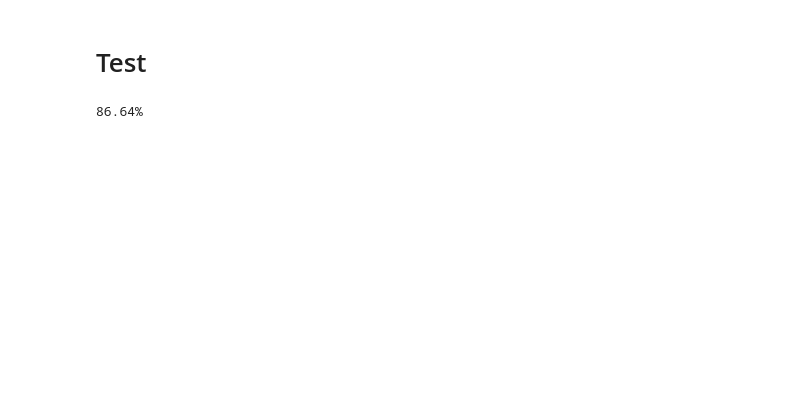
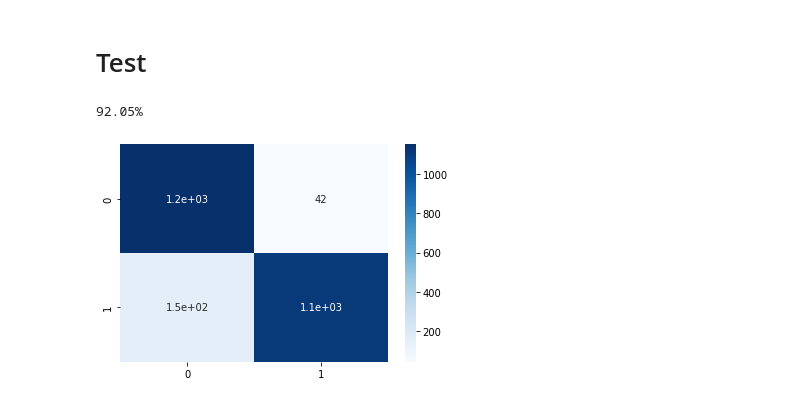
Before and after one commit to ShumpeiTakezaki/newcomer, a Jupyter notebook: source/train.ipynb, the cells around one changed output. Drawn from its saved outputs; the diff is of its cells as text; code cells hidden in the pictures; blank space fills up the shorter version.

```diff
--- a/source/train.ipynb
+++ b/source/train.ipynb
@@ -39,7 +39,7 @@ RESOURCE = "GPU"
 RANDOM_SEED = 46
 
 EPOCH = 1
-BATCH_SIZE =  64
+BATCH_SIZE =  5
 lr = 1e-3
 
 model_path = 'result/resnet50/resnet50.pth'
@@ -317,33 +308,34 @@ model.eval()
 step = 0
 batch_accuracy = 0
 y_pred = []
 with torch.no_grad():
     for inputs, targets in dataloader_test:
         n_batch = len(inputs)
 
         inputs = inputs.to(device)
         targets = targets.to(torch.float32)
         targets = targets.to(device)
 
         outputs = model(inputs)
 
         b_outputs = outputs.squeeze().cpu().numpy().copy()
         b_targets = targets.squeeze().cpu().numpy().copy()
         b_outputs = np.where(b_outputs>0.5, 1.0, 0.0)
 
         for i in b_outputs:
-            y_pred.add([i])
+            y_pred.append([i])
 
         batch_accuracy += accuracy_score(b_targets, b_outputs)
         step += 1
 
 test_accuracy = batch_accuracy / step
 y_pred = np.array(y_pred)
 
 print(f'{100*test_accuracy:.2f}%')
 
 cm = confusion_matrix(y_test, y_pred)
 sns.heatmap(cm, annot=True, cmap='Blues')
-plt.savefig('result/resnet50/confusion_matrix.png')
+plt.savefig('result/resnet50/confusion_matrix.png', bbox_inches='tight')
 # %% [output]
-86.64%
+92.05%
+[figure, added]
```
Also changed, not shown: parts of 1 cell of this notebook, 2 other files.
